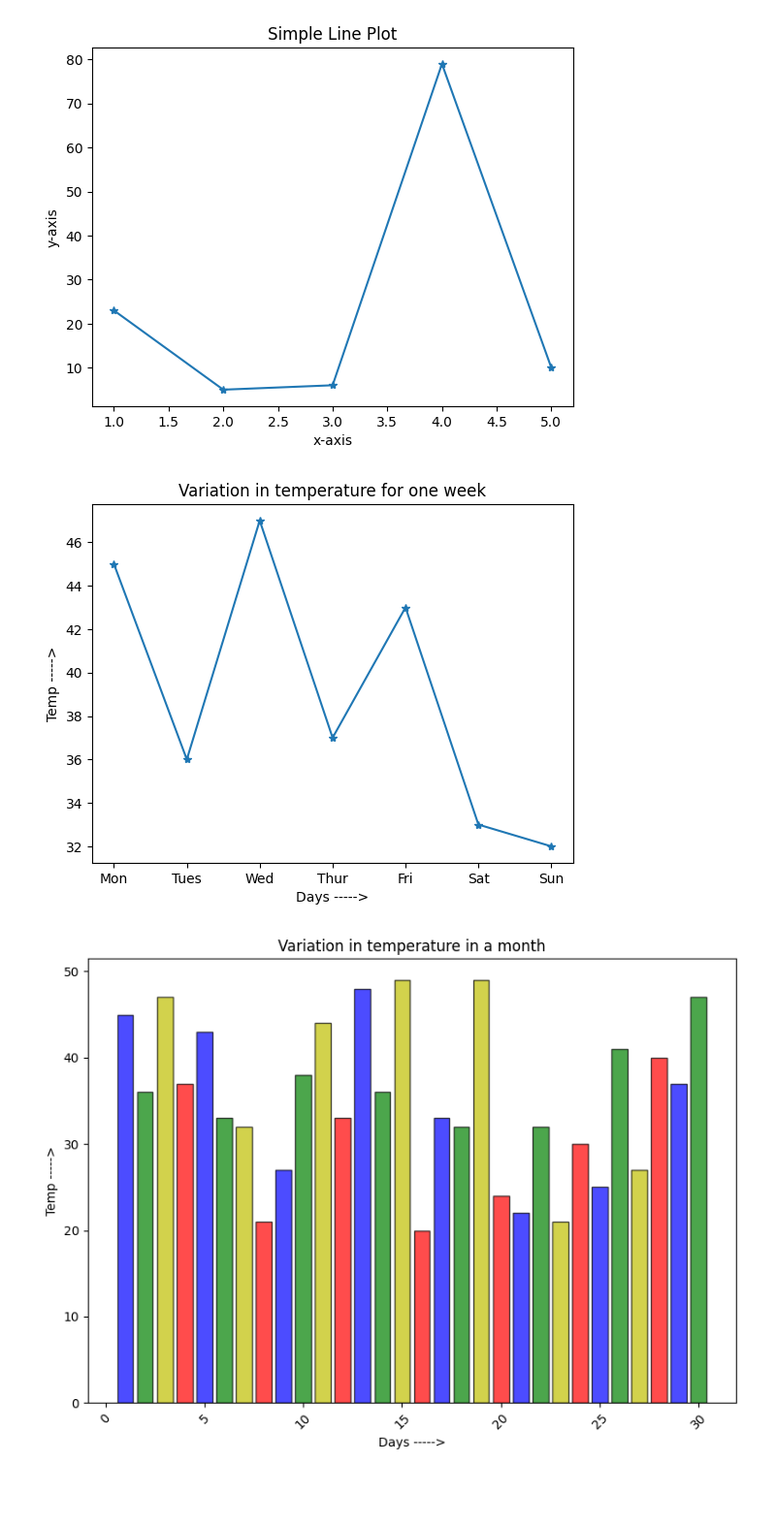
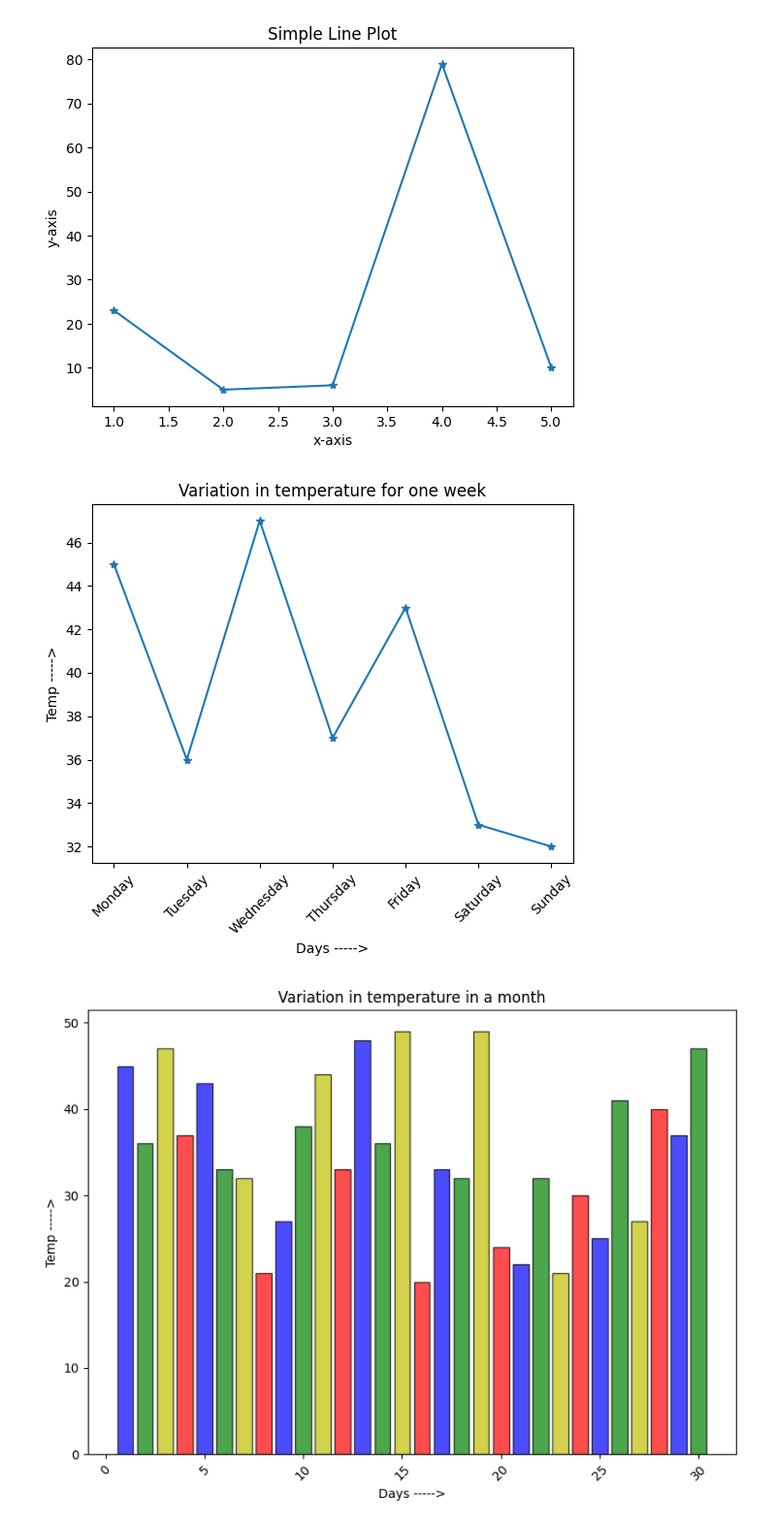
Before and after one commit to Kashish076/Anudip, a Jupyter notebook: Matplotlib/matplotlib.ipynb, the cells around one changed output. Shown at 97% size. Cells and saved outputs as stored; diff of their text form; code cells hidden in the pictures; blank space fills up the shorter version.

```diff
--- a/Matplotlib/matplotlib.ipynb
+++ b/Matplotlib/matplotlib.ipynb
@@ -15,20 +15,21 @@ plt.show()
 # %%
 import matplotlib.pyplot as plt
 import numpy as np
 
 np.random.seed(11)
-days = ['Mon','Tues','Wed','Thur','Fri','Sat','Sun']
+days = ['Monday','Tuesday','Wednesday','Thursday','Friday','Saturday','Sunday']
 temp = np.random.randint(20,50,7)
 
 plt.plot(days, temp, marker = "*")
 
 plt.xlabel("Days ----->")
 plt.ylabel("Temp ----->")
 plt.title("Variation in temperature for one week")
+plt.xticks(rotation=45)
 
 plt.show()
 # %% [output]
-[figure, old version]
+[figure, new version]
 # %%
 import matplotlib.pyplot as plt
 import numpy as np
```
Also changed, not shown: parts of 1 cell of this notebook, 12 other files.
